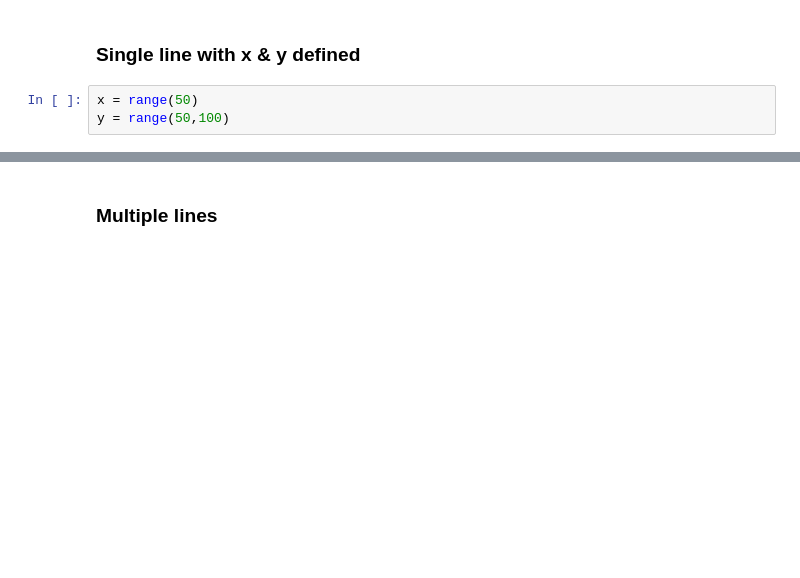
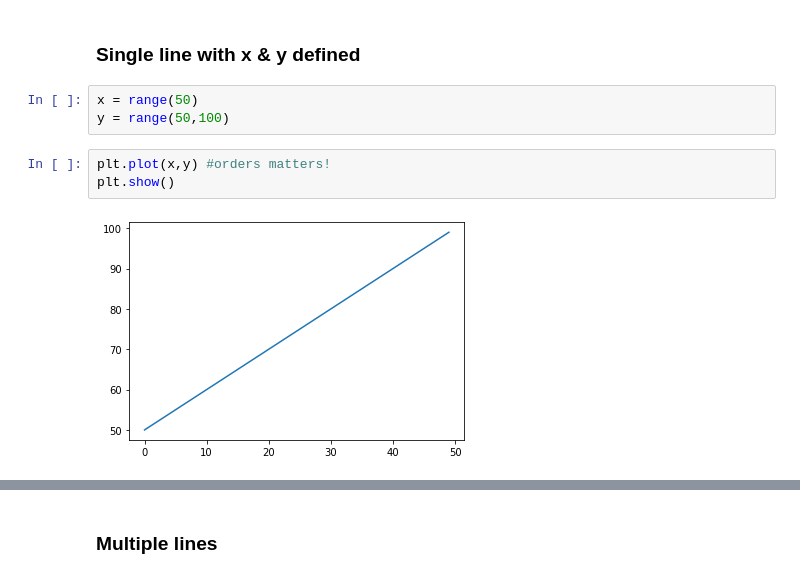
Before and after one commit to CodeupClassroom/pagel-data-science-libraries, a Jupyter notebook: matplotlib_lesson.ipynb, the cells around one changed output, grey strips where cells are left out. Drawn from its saved outputs; the diff is of its cells as text; blank space fills up the shorter version.

```diff
--- a/matplotlib_lesson.ipynb
+++ b/matplotlib_lesson.ipynb
@@ -50,3 +68,8 @@ x = range(100)
 # %%
 x = range(50)
 y = range(50,100)
+# %%
+plt.plot(x,y) #orders matters!
+plt.show()
+# %% [output]
+[figure, added]
```
Also changed, not shown: parts of 55 cells of this notebook.
